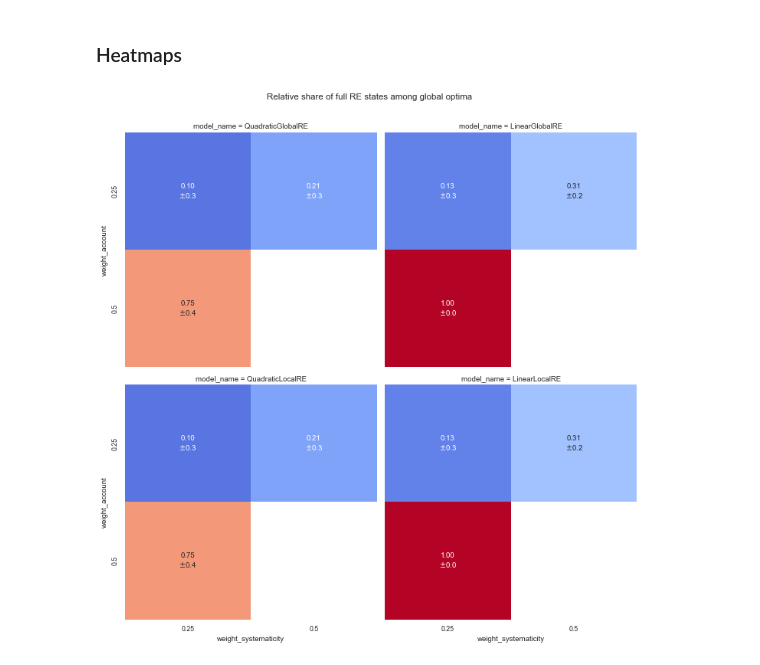
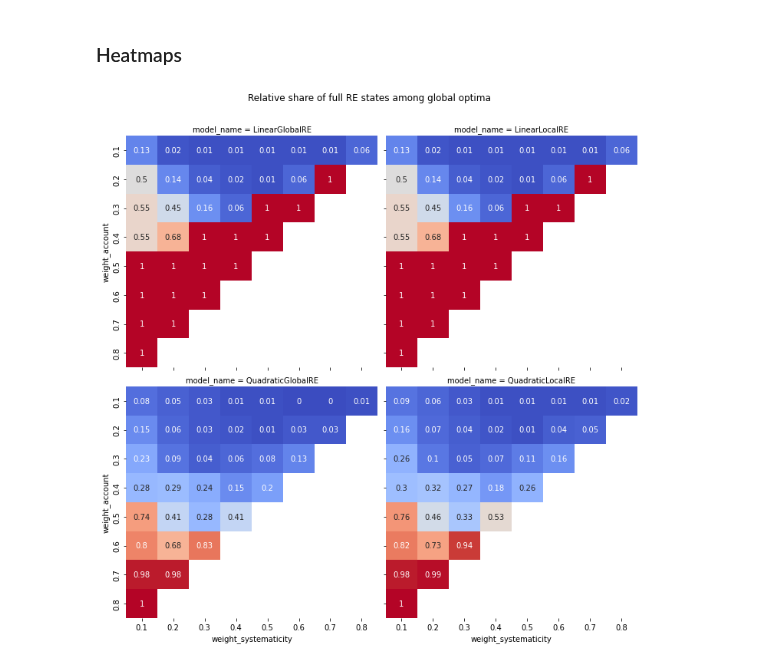
Before and after one commit to re-models/re-technical-report, a Jupyter notebook: notebooks/data_analysis_chapter_full_re_states.ipynb, the cells around one changed output. Drawn from its saved outputs; the diff is of its cells as text; code cells hidden in the pictures.

```diff
--- a/notebooks/data_analysis_chapter_full_re_states.ipynb
+++ b/notebooks/data_analysis_chapter_full_re_states.ipynb
@@ -72,17 +80,10 @@ Otherwise, the subsequent analysis comprises only unique fixed points per simula
 """
 analyse_branches = False
 
-"""
-To discuss: Should thi always be set to `true`?
-
-If `group_results` is set to `true`, the results (relative share of consistency cases)
-are grouped by simulation setup, and afterwards, their mean is reported.
-Otherwise, the relative share of consistency cases is reported without grouping beforehand (=> no mean +- SD).
-"""
-group_results = True
+grouping = ["model_name"]
 
 # Whether resulting tables and figures are exported to the corresponing output directory"""
-export_results = False
+export_results = True
 # %%
 # the analysis of global optima is not affected by status of `analyse_branches`
 
@@ -233,10 +344,8 @@ See the caveats in the documentation: https://pandas.pydata.org/pandas-docs/stab
 import seaborn as sns
 import matplotlib.pyplot as plt
 # %%
-
-
-custom_params = {"axes.spines.right": False, "axes.spines.top": False, 'figure.figsize':(11,8)}
-sns.set_theme(style="white", context="notebook", font_scale=1.25, rc=custom_params)
+#custom_params = {"axes.spines.right": False, "axes.spines.top": False, 'figure.figsize':(11,8)}
+#sns.set_theme(style="white", context="notebook", font_scale=1.25, rc=custom_params)
 
 
 
@@ -269,2 +386,13 @@ Passing `palette` without assigning `hue` is deprecated and will be removed in v
 # %% [markdown]
 ### Heatmaps
+# %%
+new_grouping = ['model_name', 'weight_account','weight_systematicity']
+# %%
+wgrouped_go_data=exploded_go_data.groupby(new_grouping)["go_full_re_state"].agg(["sum", "size"]).reset_index()
+
+wgrouped_go_data = wgrouped_go_data.rename(columns={'sum': "n_go_full_re_state",
+                                                      'size': 'n_global_optima'})
+
+# relative shares
+wgrouped_go_data["rel_go_full_re"] = wgrouped_go_data["n_go_full_re_state"]/wgrouped_go_data["n_global_optima"]
+wgrouped_go_data["rel_go_full_re"] = wgrouped_go_data["rel_go_full_re"].astype(float).round(2)
@@ -271,8 +409,15 @@ Passing `palette` without assigning `hue` is deprecated and will be removed in v
 # %%
-normalized_heat_maps_by_weights(go_data,
+normalized_heat_maps_by_weights(wgrouped_go_data,
                                 "rel_go_full_re",
                                 "Relative share of full RE states among global optima",
-                                annot_std = True,
-                                annot_fmt="{:2.2f}\n")
+                                annot_std = False,
+                                #annot_fmt="{:2.2f}\n"
+                               )
+
+branches = "branches" if analyse_branches else "setups"
+
+if export_results:
+    plt.savefig(path.join(figures_output_dir, 'rel_go_full_re_{}.png'.format(branches)), bbox_inches='tight')
+    plt.savefig(path.join(figures_output_dir, 'rel_go_full_re_{}.pdf'.format(branches)), bbox_inches='tight')
 # %% [output]
-[figure, old version]
+[figure, new version]
```
Also changed, not shown: parts of 39 cells of this notebook, 18 other files.
